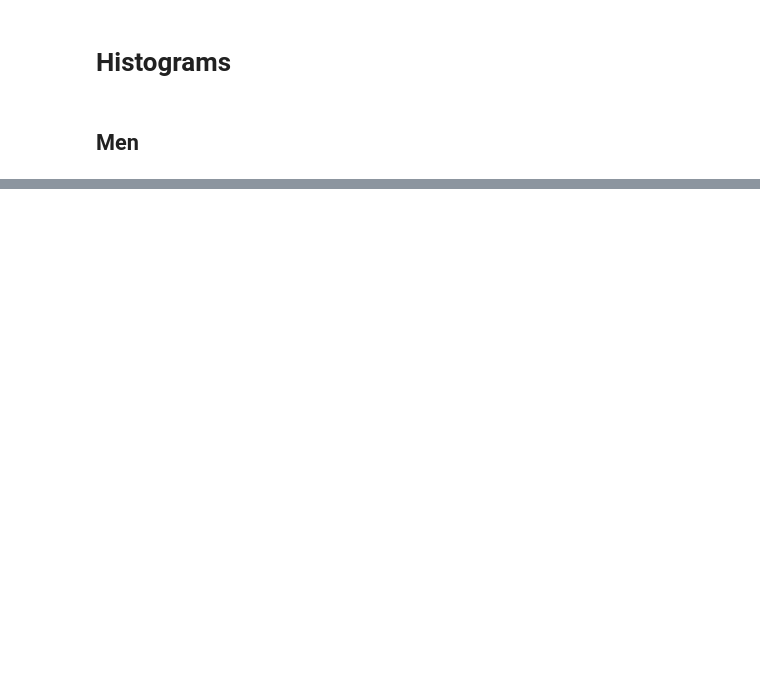
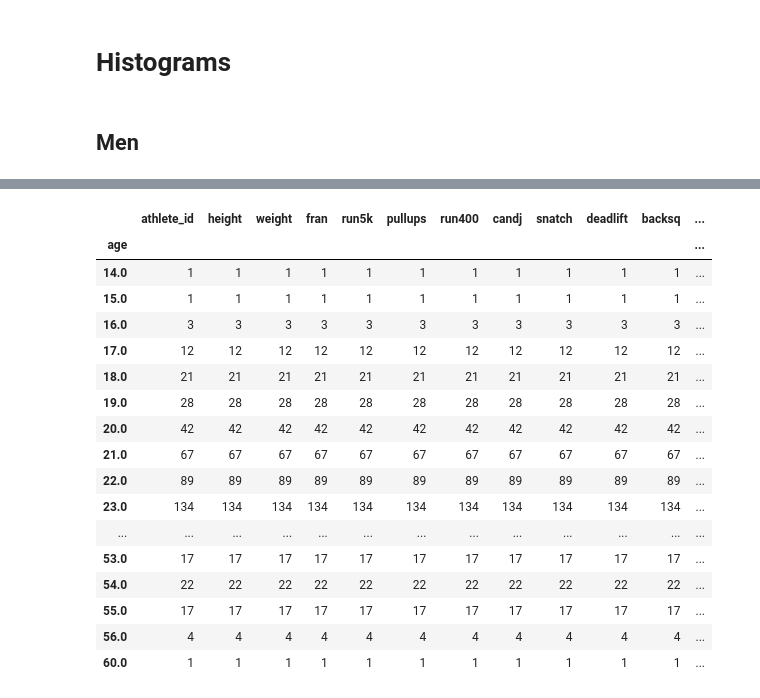
Before and after one commit to allisontao/crossfit-games-analysis, a Jupyter notebook: logistic_regression.ipynb, the cells around one changed output, grey strips where cells are left out. Cells and saved outputs as stored; diff of their text form; code cells hidden in the pictures; blank space fills up the shorter version.

```diff
--- a/logistic_regression.ipynb
+++ b/logistic_regression.ipynb
@@ -151,0 +171,23 @@ df_men.groupby('in_games').mean()
+# %%
+# For me to look at distribution can be deleted after
+temp = df_men.groupby('age').count()
+temp
+# %% [output]
+|  | athlete_id | height | weight | fran | run5k | pullups | run400 | candj | snatch | deadlift | backsq | ... |
+| age |  |  |  |  |  |  |  |  |  |  |  | ... |
+| 14.0 | 1 | 1 | 1 | 1 | 1 | 1 | 1 | 1 | 1 | 1 | 1 | ... |
+| 15.0 | 1 | 1 | 1 | 1 | 1 | 1 | 1 | 1 | 1 | 1 | 1 | ... |
+| 16.0 | 3 | 3 | 3 | 3 | 3 | 3 | 3 | 3 | 3 | 3 | 3 | ... |
+| 17.0 | 12 | 12 | 12 | 12 | 12 | 12 | 12 | 12 | 12 | 12 | 12 | ... |
+| 18.0 | 21 | 21 | 21 | 21 | 21 | 21 | 21 | 21 | 21 | 21 | 21 | ... |
+| 19.0 | 28 | 28 | 28 | 28 | 28 | 28 | 28 | 28 | 28 | 28 | 28 | ... |
+| 20.0 | 42 | 42 | 42 | 42 | 42 | 42 | 42 | 42 | 42 | 42 | 42 | ... |
+| 21.0 | 67 | 67 | 67 | 67 | 67 | 67 | 67 | 67 | 67 | 67 | 67 | ... |
+| 22.0 | 89 | 89 | 89 | 89 | 89 | 89 | 89 | 89 | 89 | 89 | 89 | ... |
+| 23.0 | 134 | 134 | 134 | 134 | 134 | 134 | 134 | 134 | 134 | 134 | 134 | ... |
+| ... | ... | ... | ... | ... | ... | ... | ... | ... | ... | ... | ... | ... |
+| 53.0 | 17 | 17 | 17 | 17 | 17 | 17 | 17 | 17 | 17 | 17 | 17 | ... |
+| 54.0 | 22 | 22 | 22 | 22 | 22 | 22 | 22 | 22 | 22 | 22 | 22 | ... |
+| 55.0 | 17 | 17 | 17 | 17 | 17 | 17 | 17 | 17 | 17 | 17 | 17 | ... |
+| 56.0 | 4 | 4 | 4 | 4 | 4 | 4 | 4 | 4 | 4 | 4 | 4 | ... |
+| 60.0 | 1 | 1 | 1 | 1 | 1 | 1 | 1 | 1 | 1 | 1 | 1 | ... |
```
Also changed, not shown: parts of 4 cells of this notebook.
